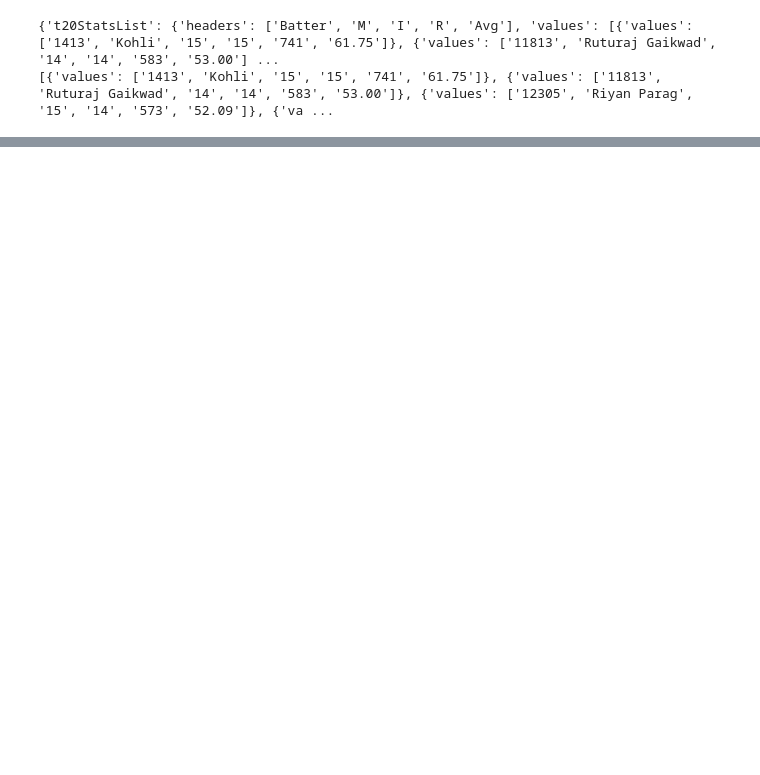
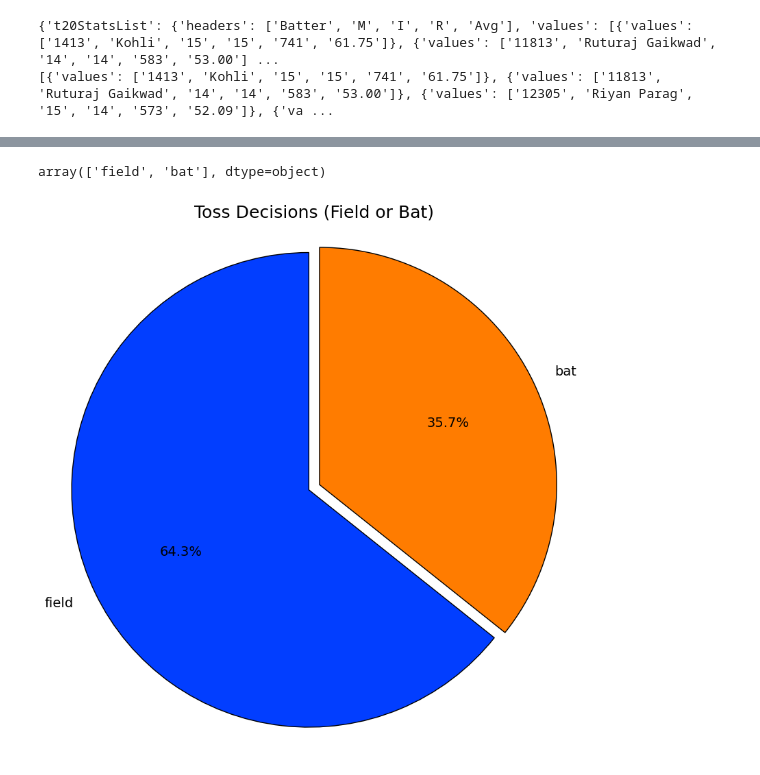
Before and after one commit to allstarmayu/MaddyInfinium, a Jupyter notebook: Machine Learning Project Assigngmen IPL Analysis.ipynb, the cells around one changed output, grey strips where cells are left out. Cells and saved outputs as stored; diff of their text form; code cells hidden in the pictures; blank space fills up the shorter version.

```diff
--- a/Machine Learning Project Assigngmen IPL Analysis.ipynb
+++ b/Machine Learning Project Assigngmen IPL Analysis.ipynb
@@ -429,0 +928,21 @@ df
+# %%
+df_matches['toss_decision'].unique()
+# %% [output]
+array(['field', 'bat'], dtype=object)
+# %%
+# Count the occurrences of each toss decision
+toss_decision_counts = df_matches['toss_decision'].value_counts()
+
+plt.figure(figsize=(10, 10))
+vibrant_colors = sns.color_palette("bright")
+
+plt.pie(toss_decision_counts, labels=toss_decision_counts.index,
+        autopct='%1.1f%%', startangle=90, colors=vibrant_colors,
+        explode=[0.05, 0], textprops={'fontsize': 14},
+        wedgeprops={'edgecolor': 'black'})
+plt.title('Toss Decisions (Field or Bat)', fontsize=18)
+plt.axis('equal')
+
+plt.show()
+# %% [output]
+[figure, added]
```
Also changed, not shown: parts of 45 cells of this notebook.
